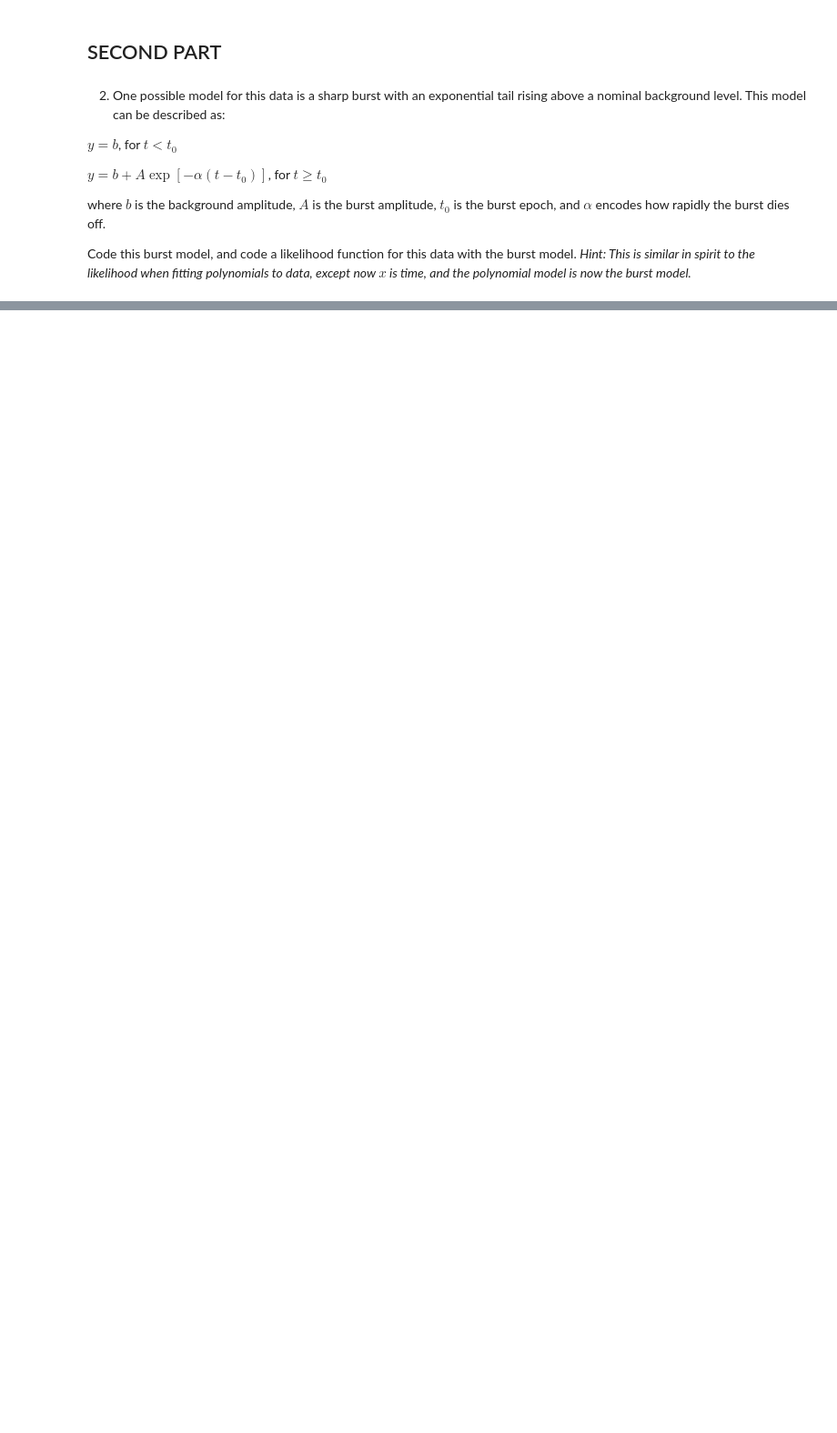
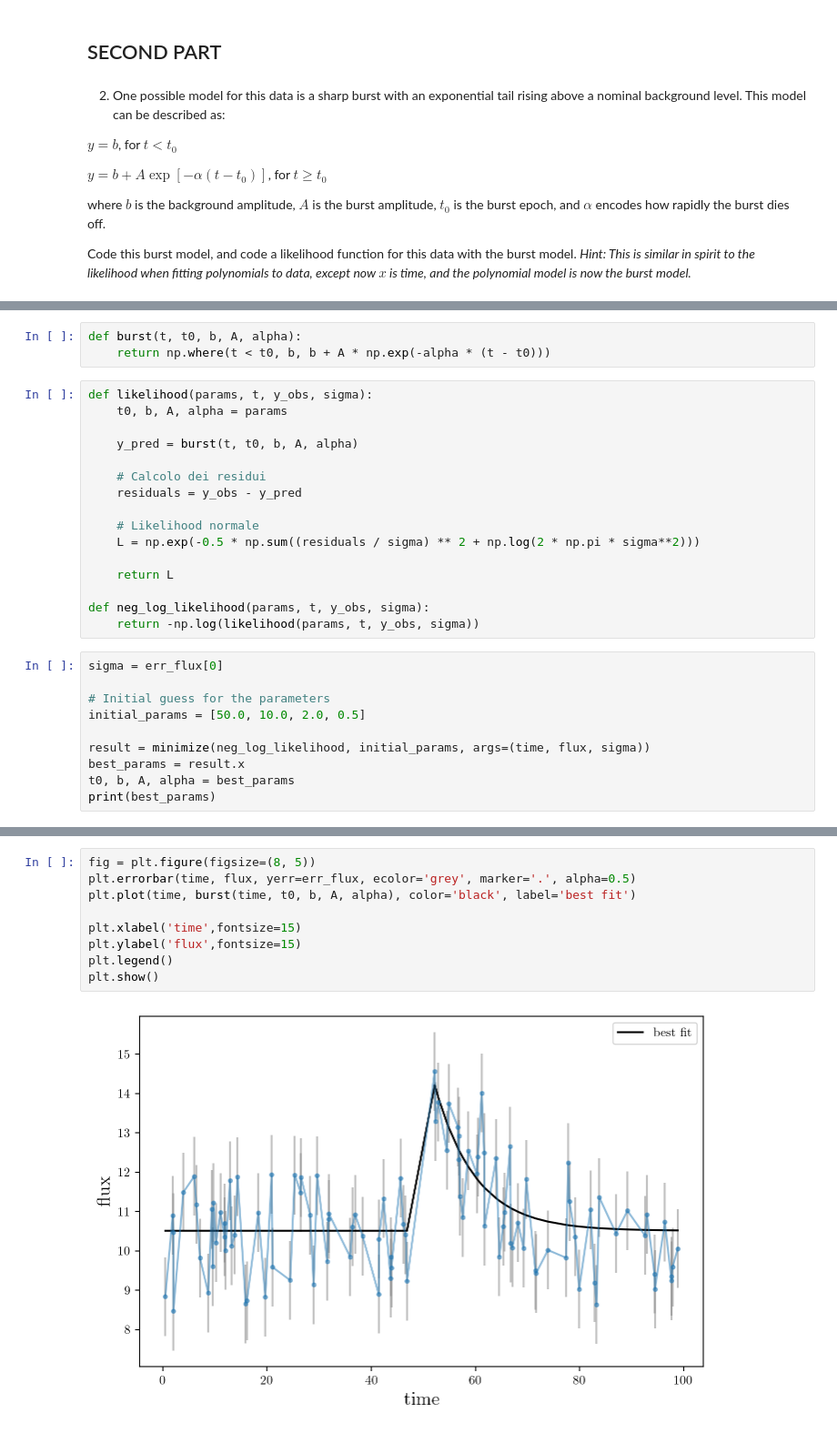
Before and after one commit to ludovicarbone/astrostatistics_bicocca_2024, a Jupyter notebook: working/L11_es.ipynb, the cells around one changed output, grey strips where cells are left out. Shown at 91% size. Saved outputs shown, nothing was run; the diff lists cells and outputs as text; blank space fills up the shorter version.

```diff
--- a/working/L11_es.ipynb
+++ b/working/L11_es.ipynb
@@ -39,0 +57,29 @@ Code this burst model, and code a likelihood function for this data with the bur
+# %%
+def burst(t, t0, b, A, alpha):
+    return np.where(t < t0, b, b + A * np.exp(-alpha * (t - t0)))
+# %%
+def likelihood(params, t, y_obs, sigma):
+    t0, b, A, alpha = params
+
+    y_pred = burst(t, t0, b, A, alpha)
+
+    # Calcolo dei residui
+    residuals = y_obs - y_pred
+
+    # Likelihood normale
+    L = np.exp(-0.5 * np.sum((residuals / sigma) ** 2 + np.log(2 * np.pi * sigma**2)))
+
+    return L
+
+def neg_log_likelihood(params, t, y_obs, sigma):
+    return -np.log(likelihood(params, t, y_obs, sigma))
+# %%
+sigma = err_flux[0]
+
+# Initial guess for the parameters
+initial_params = [50.0, 10.0, 2.0, 0.5]
+
+result = minimize(neg_log_likelihood, initial_params, args=(time, flux, sigma))
+best_params = result.x
+t0, b, A, alpha = best_params
+print(best_params)
@@ -39,0 +98,11 @@ Code this burst model, and code a likelihood function for this data with the bur
+# %%
+fig = plt.figure(figsize=(8, 5))
+plt.errorbar(time, flux, yerr=err_flux, ecolor='grey', marker='.', alpha=0.5)
+plt.plot(time, burst(time, t0, b, A, alpha), color='black', label='best fit')
+
+plt.xlabel('time',fontsize=15)
+plt.ylabel('flux',fontsize=15)
+plt.legend()
+plt.show()
+# %% [output]
+[figure, added]
```
Also changed, not shown: parts of 24 cells of this notebook.
